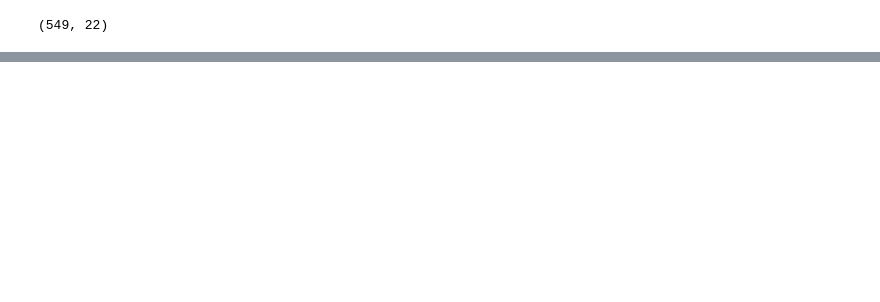
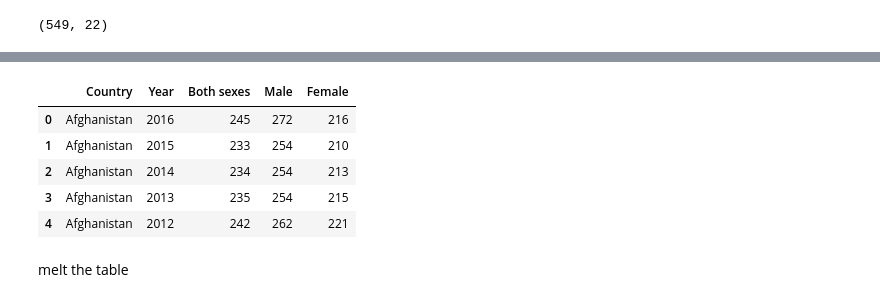
Before and after one commit to kellychin79/analysis_3, a Jupyter notebook: historical_suicide_rate.ipynb, the cells around one changed output, grey strips where cells are left out. Drawn from its saved outputs; the diff is of its cells as text; code cells hidden in the pictures; blank space fills up the shorter version.

```diff
--- a/historical_suicide_rate.ipynb
+++ b/historical_suicide_rate.ipynb
@@ -114,0 +102,3 @@ df[df['Country']=='Japan']
+# %%
+raw_df_m = pd.read_csv('raw_data_mortality.csv', header=1)
+raw_df_m.info()
@@ -114,0 +118,11 @@ df[df['Country']=='Japan']
+# %%
+raw_df_m.head()
+# %% [output]
+|  | Country | Year | Both sexes | Male | Female |
+| 0 | Afghanistan | 2016 | 245 | 272 | 216 |
+| 1 | Afghanistan | 2015 | 233 | 254 | 210 |
+| 2 | Afghanistan | 2014 | 234 | 254 | 213 |
+| 3 | Afghanistan | 2013 | 235 | 254 | 215 |
+| 4 | Afghanistan | 2012 | 242 | 262 | 221 |
+# %% [markdown]
+melt the table
```
Also changed, not shown: parts of 32 cells of this notebook.
